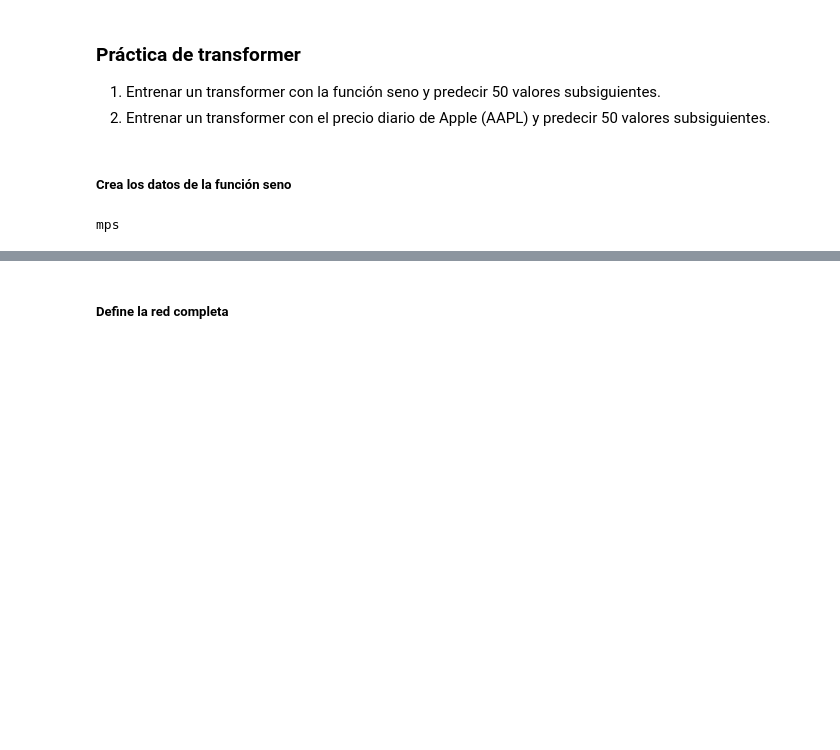
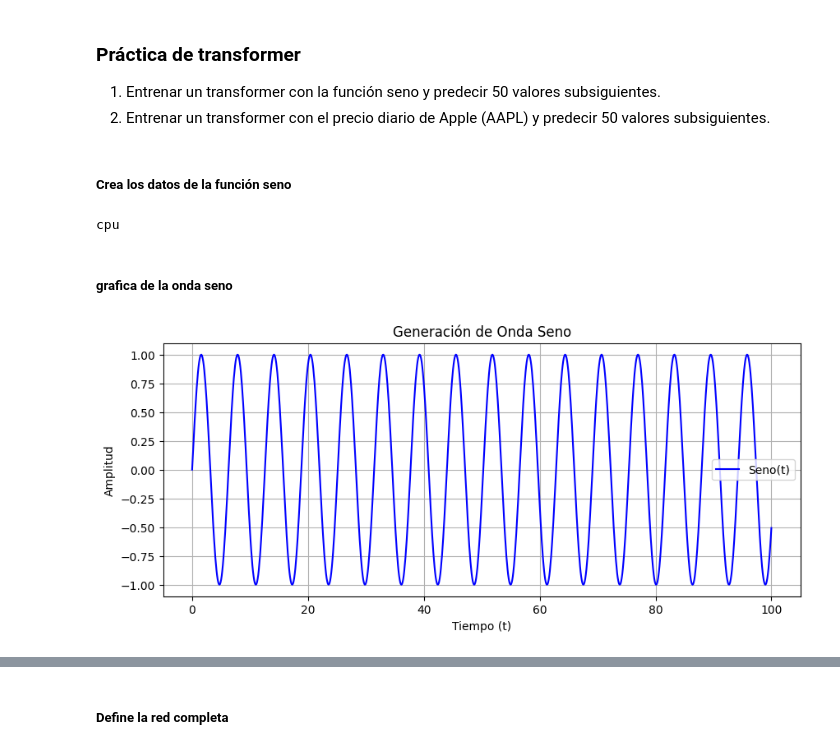
Before and after one commit to vha11/AA2-Practica1, a Jupyter notebook: Parte2_Transformers/transformer_alumno.ipynb, the cells around one changed output, grey strips where cells are left out. Saved outputs shown, nothing was run; the diff lists cells and outputs as text; code cells hidden in the pictures; blank space fills up the shorter version.

```diff
--- a/Parte2_Transformers/transformer_alumno.ipynb
+++ b/Parte2_Transformers/transformer_alumno.ipynb
@@ -29,10 +29,22 @@ seq_length = 50
 X, y = create_sequences(data, seq_length)
 
 # Convertir a Tensores
-#device = torch.device('cuda' if torch.cuda.is_available() else 'cpu') # para nvidia
-device = torch.device('mps' if torch.mps.is_available() else 'cpu') # para macos
+device = torch.device('cuda' if torch.cuda.is_available() else 'cpu') # para nvidia
 print(device)
 X = torch.from_numpy(X).float().to(device)
 y = torch.from_numpy(y).float().to(device)
 # %% [output]
-mps
+cpu
+# %% [markdown]
+##### grafica de la onda seno
+# %%
+plt.figure(figsize=(10, 4))
+plt.plot(t, data, color='b', label='Seno(t)')
+plt.title('Generación de Onda Seno')
+plt.xlabel('Tiempo (t)')
+plt.ylabel('Amplitud')
+plt.grid(True)
+plt.legend()
+plt.show()
+# %% [output]
+[figure, added]
```
Also changed, not shown: parts of 10 cells of this notebook.
